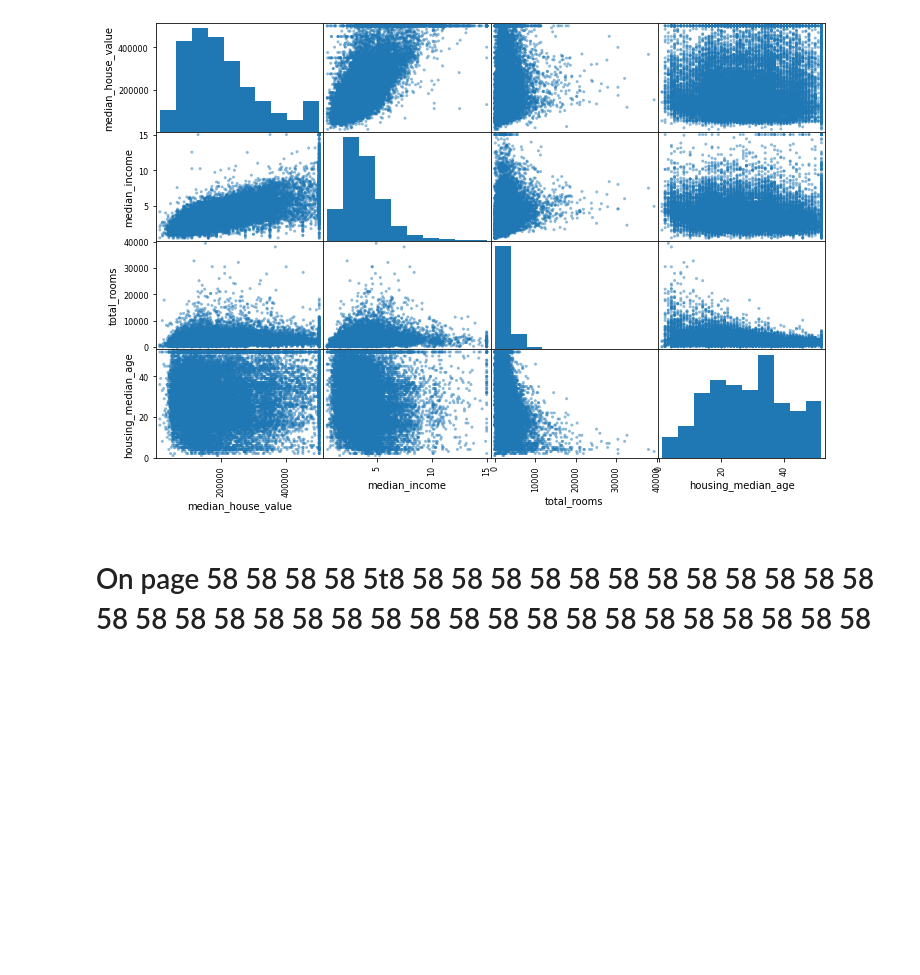
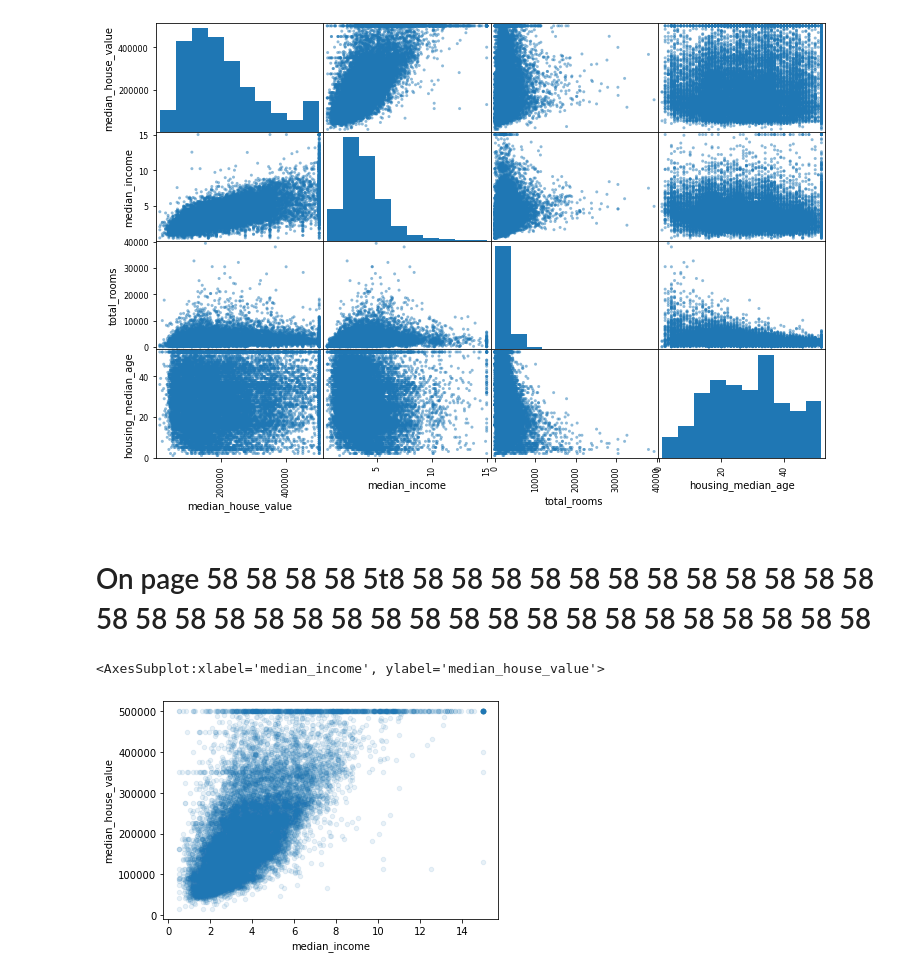
Before and after one commit to ironfinger/MachineLearningBook, a Jupyter notebook: Chapter1/MachineLearning.ipynb, the cells around one changed output. Drawn from its saved outputs; the diff is of its cells as text; code cells hidden in the pictures; blank space fills up the shorter version.

```diff
--- a/Chapter1/MachineLearning.ipynb
+++ b/Chapter1/MachineLearning.ipynb
@@ -206,3 +206,10 @@ array([[<AxesSubplot:xlabel='median_house_value', ylabel='median_house_value'>,
 [figure]
 # %% [markdown]
 # On page 58 58 58 58 5t8 58 58 58 58 58 58 58 58 58 58 58 58 58 58 58 58 58 58 58 58 58 58 58 58 58 58 58 58 58 58 58 58
+# %%
+housing_play.plot(kind="scatter", x="median_income", y="median_house_value", alpha=0.1)
+
+# Positive correlation -> some weirdness at 50000 and a few at 350000 and 450000.
+# %% [output]
+<AxesSubplot:xlabel='median_income', ylabel='median_house_value'>
+[figure, added]
```
Also changed, not shown: parts of 21 cells of this notebook, 1 other file.
